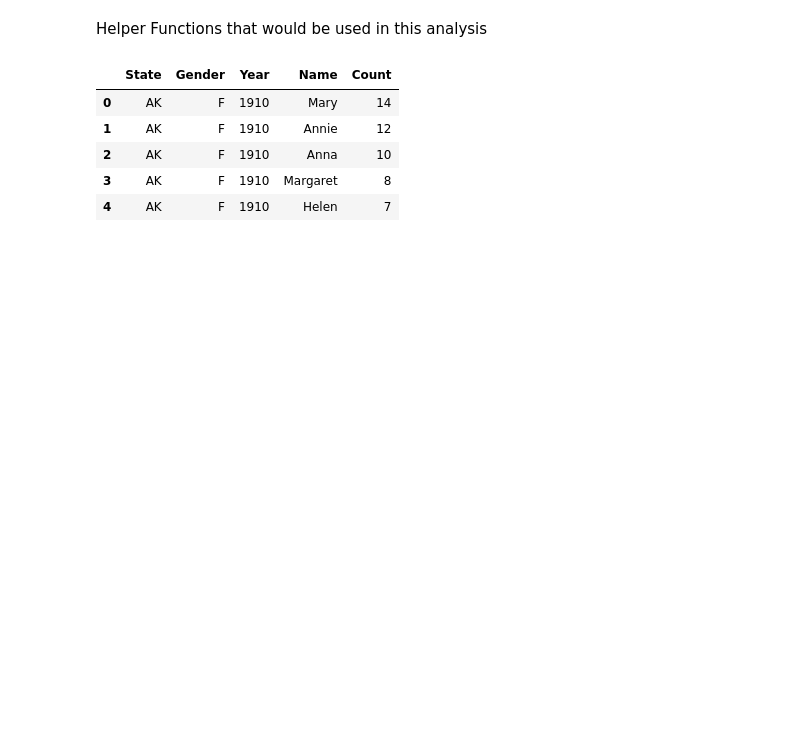
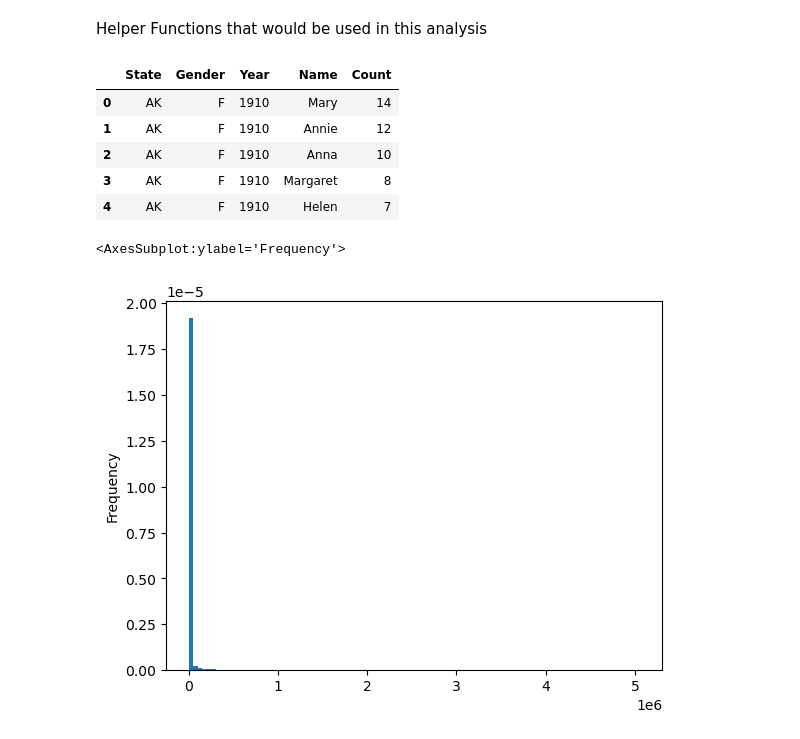
Before and after one commit to numanwaziri/NamingPatterns-Analysis, a Jupyter notebook: Analysis.ipynb, the cells around one changed output. Drawn from its saved outputs; the diff is of its cells as text; code cells hidden in the pictures; blank space fills up the shorter version.

Commit message:
Test the Power Law hypothesis for name frequenceis

```diff
--- a/Analysis.ipynb
+++ b/Analysis.ipynb
@@ -28,3 +34,19 @@ df.head(5)
 | 2 | AK | F | 1910 | Anna | 10 |
 | 3 | AK | F | 1910 | Margaret | 8 |
 | 4 | AK | F | 1910 | Helen | 7 |
+# %%
+## Lets quickly check the distribution of the names
+
+data = df.groupby("Name").Count.sum()
+
+data.plot.hist(bins=100,density=True)
+
+# at first inspection the data looks like a power Law distrubtion
+
+# It is reasonable to assume that the baby names dataset will exhibit a power law distribution
+# since a few names are very popular while many others are relatively rare.
+
+# lets test the hypothesis
+# %% [output]
+<AxesSubplot:ylabel='Frequency'>
+[figure, added]
```
Also changed, not shown: parts of 2 cells of this notebook.
